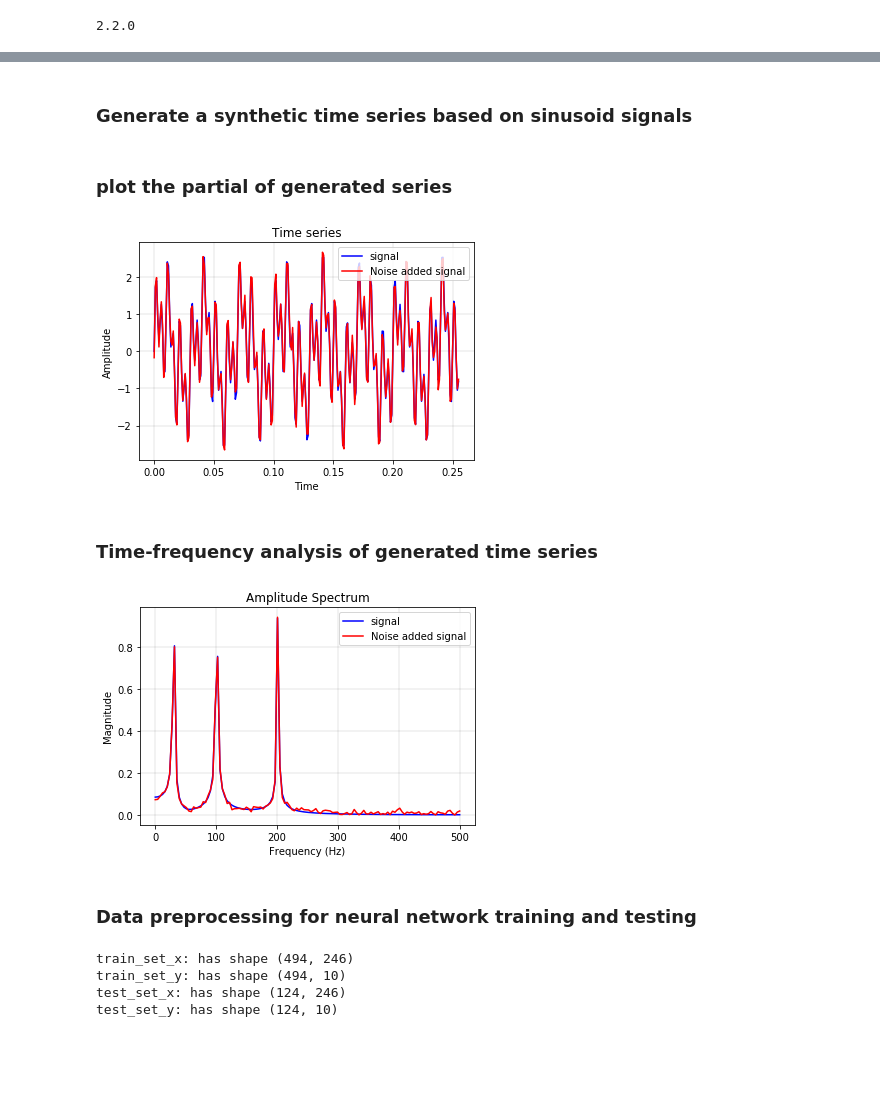
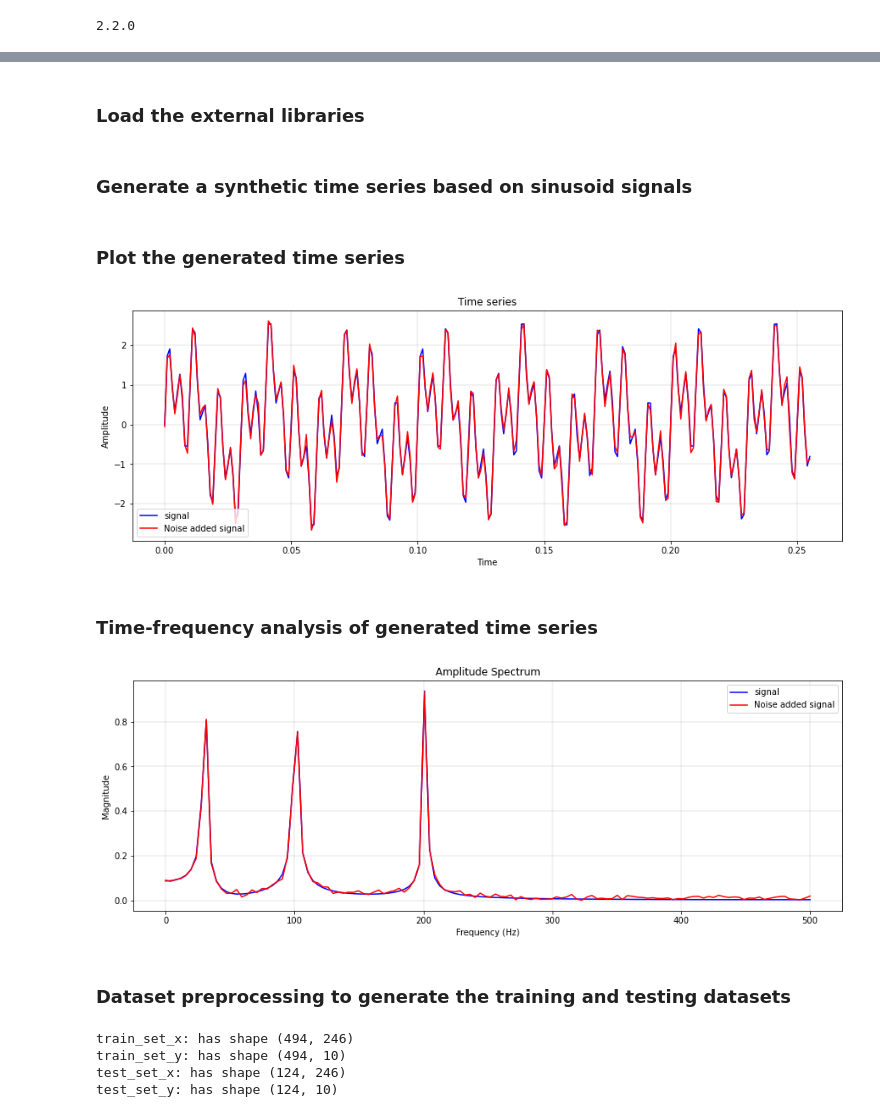
Before and after one commit to haozh7109/Machine-learning-and-deep-learning-project-and-practice, a Jupyter notebook: 06_My_Tensorflow2_Applications/JupyterNoteBook_Keynotes/Tf2_TimeSeries_analysis.ipynb, the cells around one changed output, grey strips where cells are left out. Cells and saved outputs as stored; diff of their text form; code cells hidden in the pictures; blank space fills up the shorter version.

```diff
--- a/06_My_Tensorflow2_Applications/JupyterNoteBook_Keynotes/Tf2_TimeSeries_analysis.ipynb
+++ b/06_My_Tensorflow2_Applications/JupyterNoteBook_Keynotes/Tf2_TimeSeries_analysis.ipynb
@@ -24 +22,4 @@ print(tf.__version__)
+# %% [markdown]
+
+###  Load the external libraries
 # %%
@@ -42,23 +42,23 @@ SNR            = 20
 syn_sig        = np.sin((2*np.pi*f0)*t)  + np.sin((2*np.pi*f1)*t) + np.sin((2*np.pi*f2)*t)
 syn_data       = syn_sig + np.random.normal(0,10**(-SNR/20),len(syn_sig))
 # %% [markdown]
-### plot the partial of generated series
+### Plot the generated time series
 # %%
 
 #set the samples to display
 N=256
 
-plt.figure(0)
+plt.figure(0,figsize=(15, 5))
 plt.plot(t[0:N],syn_sig[0:N],'b',label='signal')
 plt.plot(t[0:N],syn_data[0:N],'r',label='Noise added signal')
 plt.xlabel('Time')
 plt.ylabel('Amplitude')
 plt.title('Time series')
 plt.legend()
 plt.grid(color='k', linestyle='-', linewidth=0.1)
 plt.show()
 # %% [output]
-[figure, old version]
+[figure, new version]
 # %% [markdown]
 ### Time-frequency analysis of generated time series
 # %%
@@ -67,7 +67,7 @@ fft_syn_sig = scipy.fftpack.fft(syn_sig[0:N])
 
 # 0 to Fs/2, Fs = 1/Ts
 xf = np.linspace(0.0, 1.0/(2*dt), int(N/2))
-plt.figure(1)
+plt.figure(1,figsize=(15, 5))
 plt.plot(xf, 2.0/N * np.abs(fft_syn_sig[:N//2]),'b',label='signal')
 plt.plot(xf, 2.0/N * np.abs(fft_syn_data[:N//2]),'r',label='Noise added signal')
 plt.xlabel('Frequency (Hz)')
@@ -77,9 +77,9 @@ plt.legend()
 plt.grid(color='k', linestyle='-', linewidth=0.1)
 plt.show()
 # %% [output]
-[figure, old version]
+[figure, new version]
 # %% [markdown]
-### Data preprocessing for neural network training and testing
+### Dataset preprocessing to generate the training and testing datasets
 # %%
 
 # define the function for datasets generation
```
Also changed, not shown: parts of 11 cells of this notebook.
